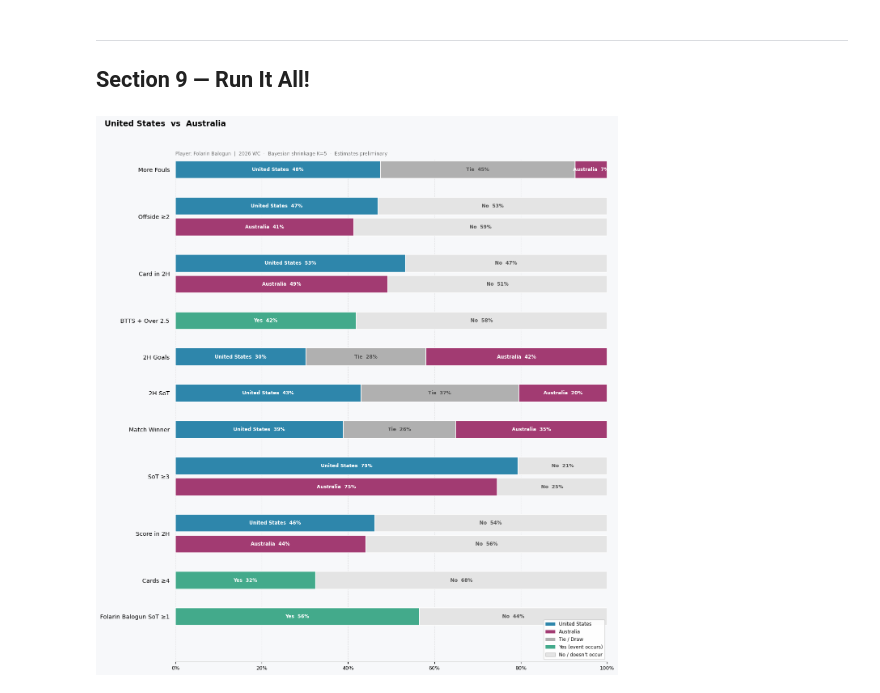
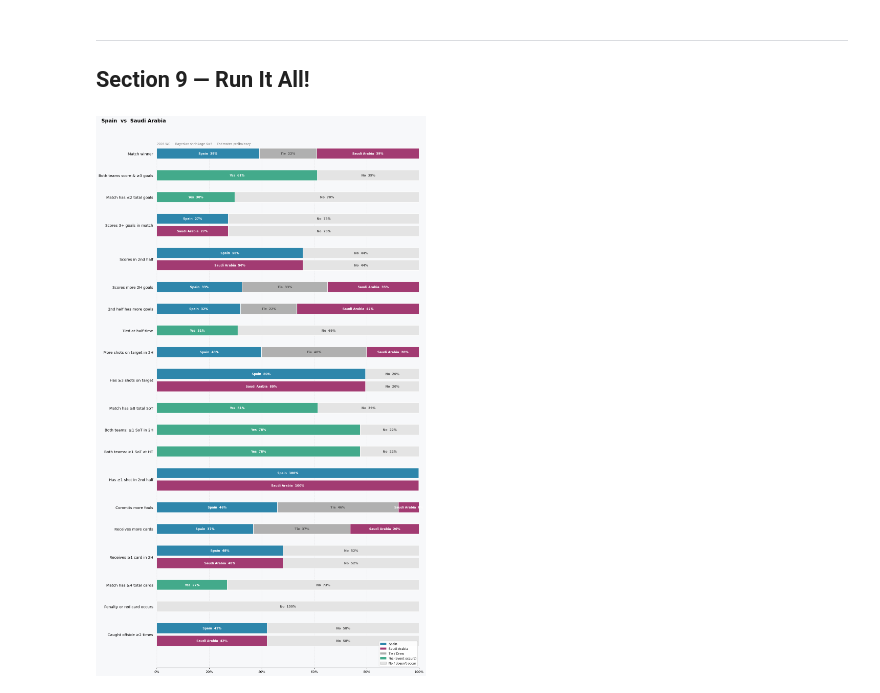
Before and after one commit to lucasolmeta/prediction-cup, a Jupyter notebook: notebooks/notebook_template.ipynb, the cells around one changed output. Cells and saved outputs as stored; diff of their text form; code cells hidden in the pictures.

Commit message:
spain vs saudi example

```diff
--- a/notebooks/notebook_template.ipynb
+++ b/notebooks/notebook_template.ipynb
@@ -1251,10 +1257,28 @@ def _lambda_goals_adj(attacker: str, defender: str) -> float:
 
 
 def _lambda_total_cards(team_name: str) -> tuple:
-    """Shrunk total cards (yellow + red) rate and n_games."""
-    lam_y, n_y = _lambda(team_name, "yellow_cards")
-    lam_r, n_r = _lambda(team_name, "red_cards")
-    return lam_y + lam_r, max(n_y, n_r)
+    """Shrunk total cards (yellow + direct red + second yellow) rate and n_games."""
+    lam_y,  n_y  = _lambda(team_name, "yellow_cards")
+    lam_r,  n_r  = _lambda(team_name, "red_cards")
+    lam_2y, n_2y = _lambda(team_name, "second_yellow")
+    return lam_y + lam_r + lam_2y, max(n_y, n_r, n_2y)
+
+
+def _lambda_red_cards(team_name: str) -> tuple:
+    """Shrunk red-card (direct red + second yellow) rate and n_games."""
+    lam_r,  n_r  = _lambda(team_name, "red_cards")
+    lam_2y, n_2y = _lambda(team_name, "second_yellow")
+    return lam_r + lam_2y, max(n_r, n_2y)
+
+
+def _lambda_pk_won(team_name: str) -> tuple:
+    """Shrunk penalties won per game and n_games."""
+    return _lambda(team_name, "pk_won")
+
+
+def _lambda_shots(team_name: str) -> tuple:
+    """Shrunk total shots (not SoT) per game and n_games."""
+    return _lambda(team_name, "shots_total")
 
 
 def _lambda_sot_conceded(team_name: str) -> tuple:
@@ -1832,9 +2052,9 @@ plot_predictions() loaded.
 ## Section 9 — Run It All!
 # %%
 # ── Verification: visual probability report ──────────────────────────────────
-# Replace with any team/player strings from the DB query in Section 7.
-# Example: plot_predictions("United States", "Uruguay", player1="Balogun")
+# player1 can be a single string or a list of player names.
+# Example: plot_predictions("United States", "Uruguay", player1=["Balogun", "Weah"])
 
-plot_predictions("United States", "Australia", player1="Folarin Balogun")
+plot_predictions("Spain", "Saudi Arabia", player1=[])
 # %% [output]
-[figure, old version]
+[figure, new version]
```
Also changed, not shown: parts of 7 cells of this notebook, 2 other files.
